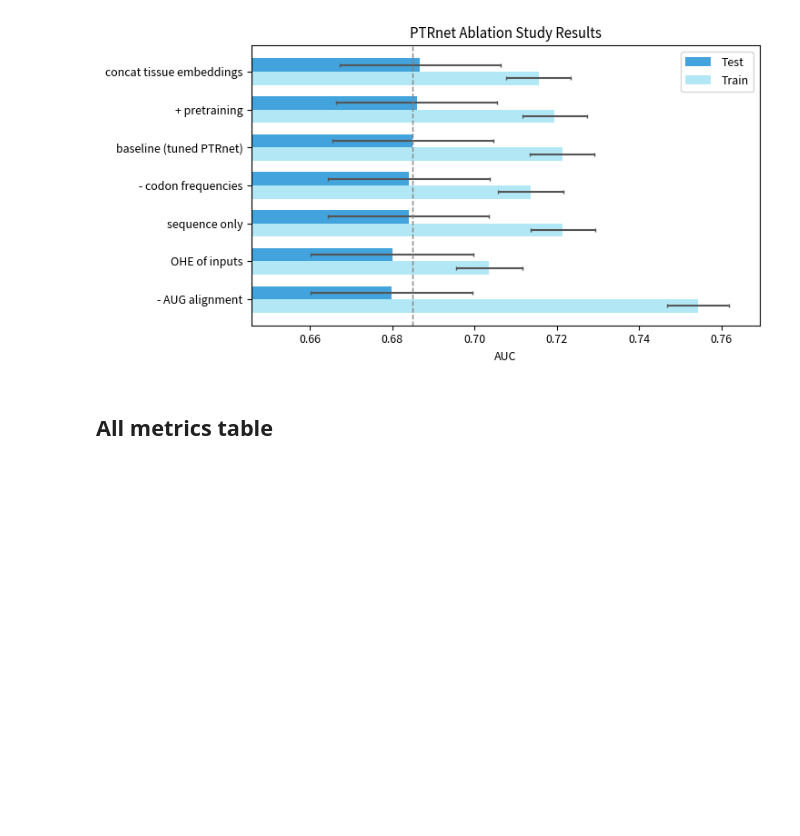
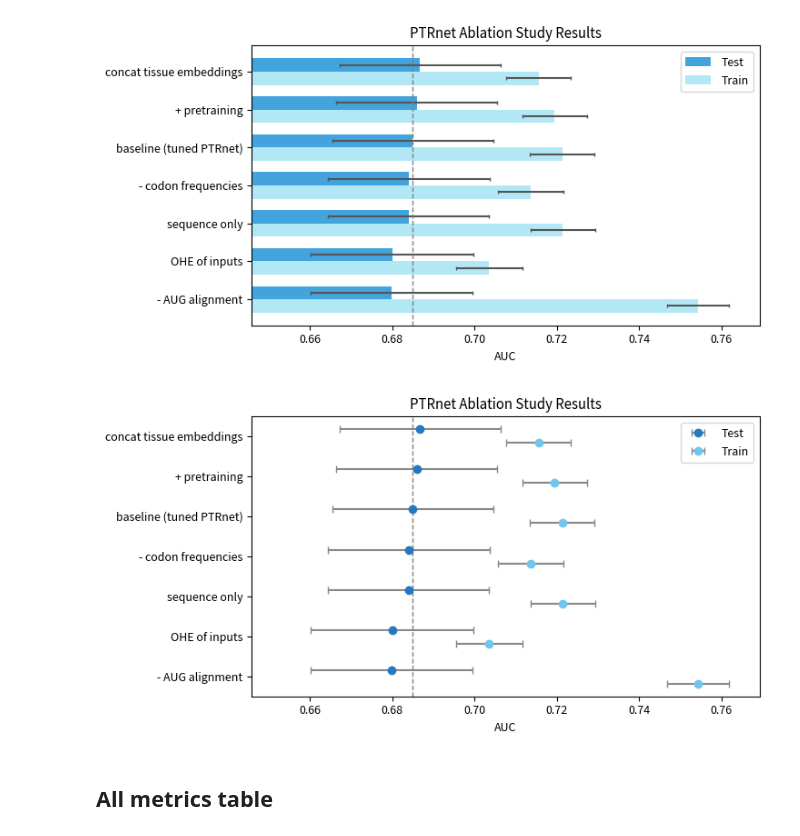
Before and after one commit to f-krause/master-thesis, a Jupyter notebook: visualisation/ptrnet_ablation_study.ipynb, the cells around one changed output. Saved outputs shown, nothing was run; the diff lists cells and outputs as text; code cells hidden in the pictures; blank space fills up the shorter version.

```diff
--- a/visualisation/ptrnet_ablation_study.ipynb
+++ b/visualisation/ptrnet_ablation_study.ipynb
@@ -147,6 +147,60 @@ if STORE:
 plt.show()
 # %% [output]
 [figure]
+# %%
+# Python
+fig, ax = plt.subplots(figsize=(7.5, 4))
+y = range(len(df))
+dot_offset = 0.17
+
+test_xerrs = [df["AUC_test"] - df["test_auc_ci_lower"], df["test_auc_ci_upper"] - df["AUC_test"]]
+train_xerrs = [df["AUC_train"] - df["train_auc_ci_lower"], df["train_auc_ci_upper"] - df["AUC_train"]]
+
+# Test AUC dots with error bars
+ax.errorbar(
+    df["AUC_test"],
+    [i + dot_offset for i in y],
+    xerr=test_xerrs,
+    fmt='o',
+    color=blue_shades[3],
+    label='Test',
+    ecolor="#888888",
+    elinewidth=1.5,
+    capsize=3,
+    markersize=6
+)
+
+# Train AUC dots with error bars
+ax.errorbar(
+    df["AUC_train"],
+    [i - dot_offset for i in y],
+    xerr=train_xerrs,
+    fmt='o',
+    color=blue_shades[1],
+    label='Train',
+    ecolor="#888888",
+    elinewidth=1.5,
+    capsize=3,
+    markersize=6
+)
+
+# Labels and legend
+ax.set_yticks(y)
+ax.set_yticklabels(df.name)
+ax.set_xlabel("AUC")
+ax.set_title("PTRnet Ablation Study Results")
+ax.legend()
+ax.set_xlim(min(df["AUC_test"].min(), df["AUC_train"].min()) * 0.95, max(df["AUC_test"].max(), df["AUC_train"].max()) * 1.02)
+baseline_auc = df[df.run_id == 26]["AUC_test"].values[0]
+ax.axvline(baseline_auc, color="grey", linestyle="--", label="Baseline AUC", lw=1)
+plt.tight_layout()
+
+if STORE:
+    plt.savefig(os.getenv("OUTPUT_DIR") + f"/ptrnet_ablation_dotplot.pdf", format="pdf", bbox_inches="tight")
+
+plt.show()
+# %% [output]
+[figure, added]
 # %% [markdown]
 ## All metrics table
 # %%
```
Also changed, not shown: parts of 1 cell of this notebook, 9 other files.
